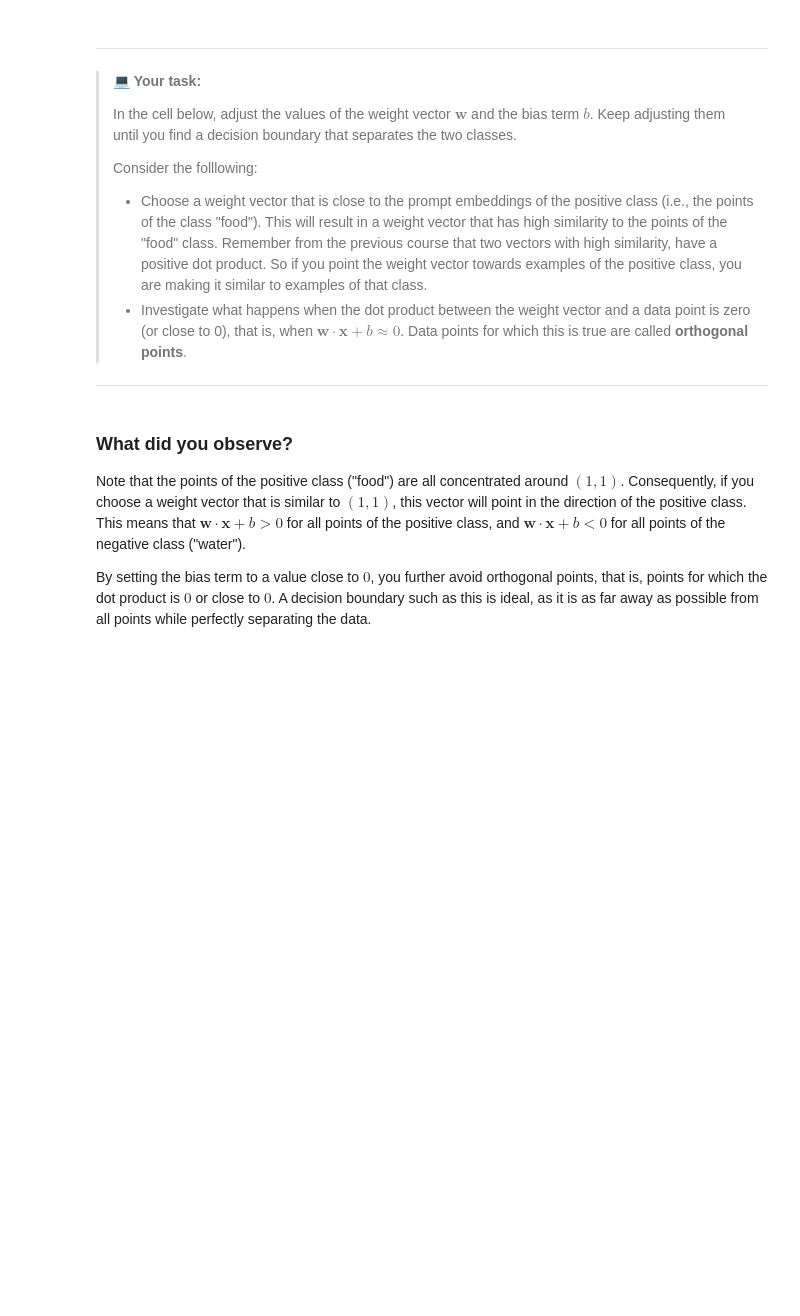
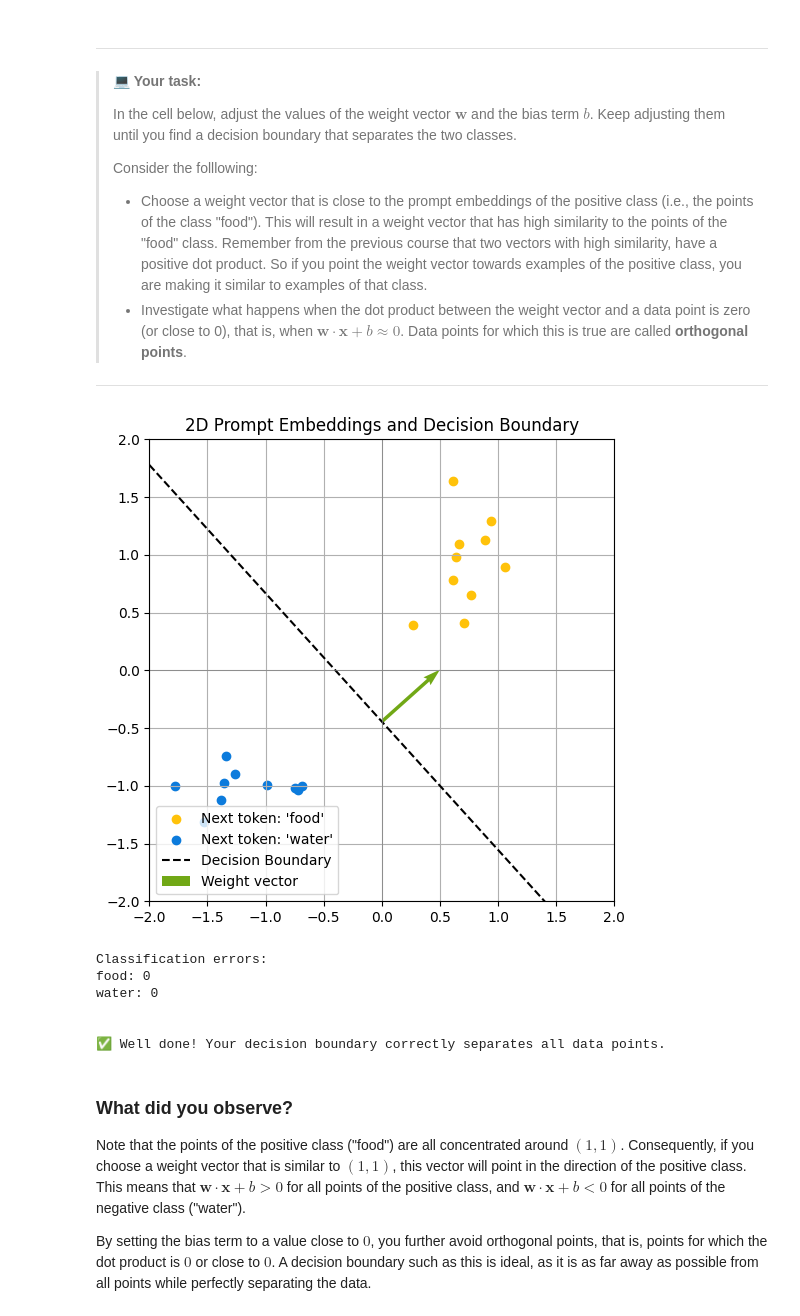
Before and after one commit to KaranJoshi101/AI-Spend-Audit, a Jupyter notebook: course_3/gdm_lab_3_2_make_predictions_with_a_single_layer_neural_network.ipynb, the cells around one changed output. Saved outputs shown, nothing was run; the diff lists cells and outputs as text; code cells hidden in the pictures; blank space fills up the shorter version.

```diff
--- a/course_3/gdm_lab_3_2_make_predictions_with_a_single_layer_neural_network.ipynb
+++ b/course_3/gdm_lab_3_2_make_predictions_with_a_single_layer_neural_network.ipynb
@@ -119,12 +139,20 @@ One useful visualization of a classifier with 2D inputs are plots that show the
 ------
 # %%
 # Initial guess for weights and bias.
-weight_vector = jnp.array([-0.5, 0.45])  # Weight vector: [w1, w2].
+weight_vector = jnp.array([0.5, 0.45])  # Weight vector: [w1, w2].
 bias_term = 0.2  # Bias term.
 
 visualizations.plot_data_and_decision_boundary(
     input_features, labels, weight_vector, bias_term, provide_feedback=True
 )
+# %% [output]
+[figure, added]
+Classification errors:
+food: 0
+water: 0
+
+
+✅ Well done! Your decision boundary correctly separates all data points.
 # %% [markdown]
 ### What did you observe?
 
```
Also changed, not shown: parts of 2 cells of this notebook.
